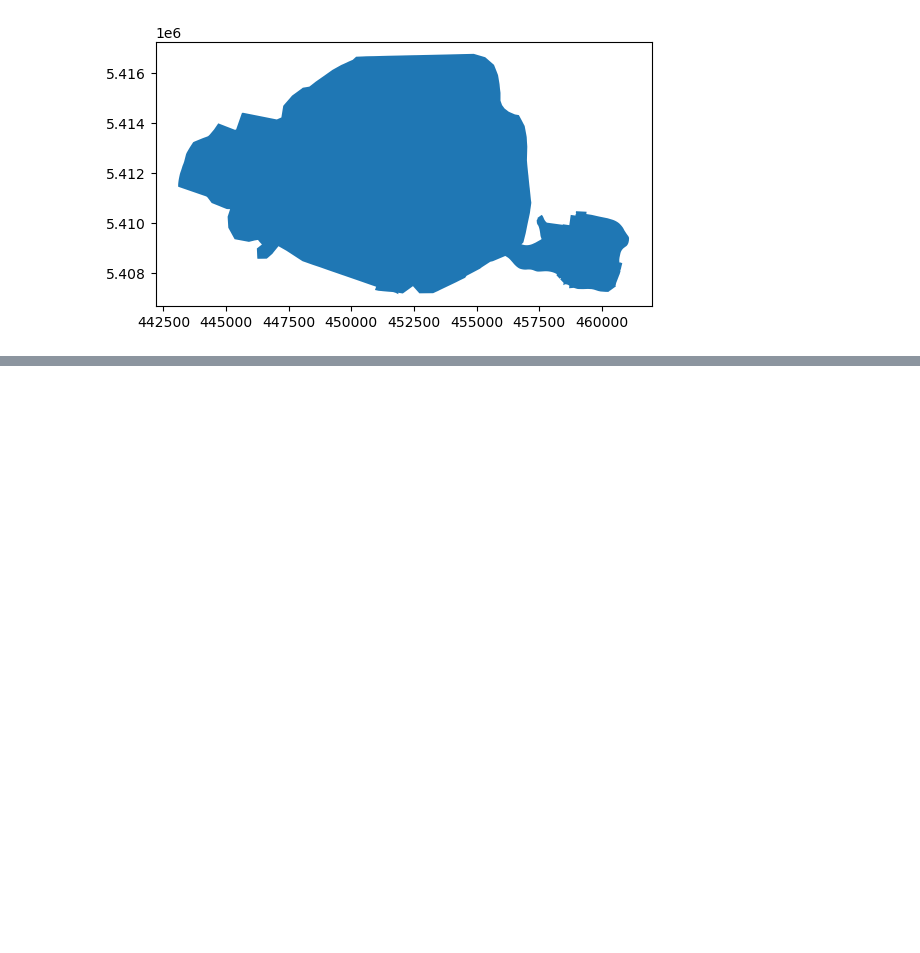
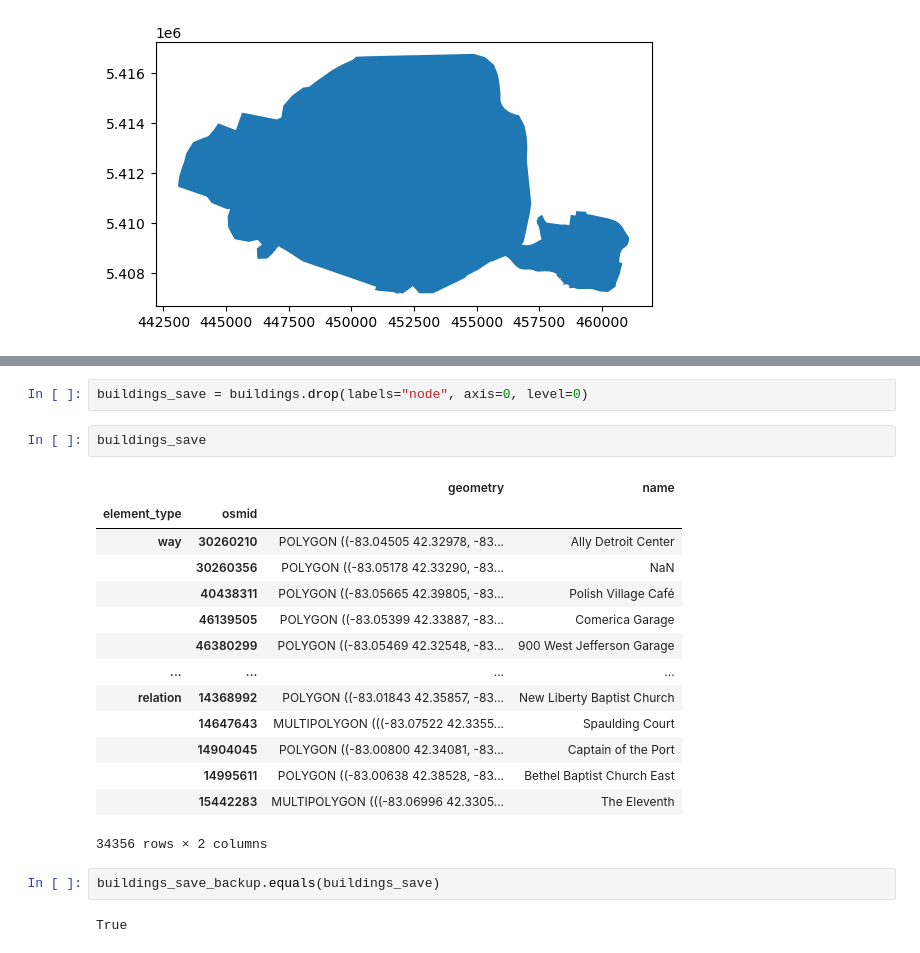
Before and after one commit to yufernando/book-of-cities, a Jupyter notebook: sandbox.ipynb, the cells around one changed output, grey strips where cells are left out. Drawn from its saved outputs; the diff is of its cells as text; blank space fills up the shorter version.

```diff
--- a/sandbox.ipynb
+++ b/sandbox.ipynb
@@ -10,0 +121,23 @@ ax = places.plot()
+# %%
+buildings_save = buildings.drop(labels="node", axis=0, level=0)
+# %%
+buildings_save
+# %% [output]
+|  |  | geometry | name |
+| element_type | osmid |  |  |
+| way | 30260210 | POLYGON ((-83.04505 42.32978, -83... | Ally Detroit Center |
+|  | 30260356 | POLYGON ((-83.05178 42.33290, -83... | NaN |
+|  | 40438311 | POLYGON ((-83.05665 42.39805, -83... | Polish Village Café |
+|  | 46139505 | POLYGON ((-83.05399 42.33887, -83... | Comerica Garage |
+|  | 46380299 | POLYGON ((-83.05469 42.32548, -83... | 900 West Jefferson Garage |
+| ... | ... | ... | ... |
+| relation | 14368992 | POLYGON ((-83.01843 42.35857, -83... | New Liberty Baptist Church |
+|  | 14647643 | MULTIPOLYGON (((-83.07522 42.3355... | Spaulding Court |
+|  | 14904045 | POLYGON ((-83.00800 42.34081, -83... | Captain of the Port |
+|  | 14995611 | POLYGON ((-83.00638 42.38528, -83... | Bethel Baptist Church East |
+|  | 15442283 | MULTIPOLYGON (((-83.06996 42.3305... | The Eleventh |
+34356 rows × 2 columns
+# %%
+buildings_save_backup.equals(buildings_save)
+# %% [output]
+True
```
Also changed, not shown: parts of 13 cells of this notebook.
